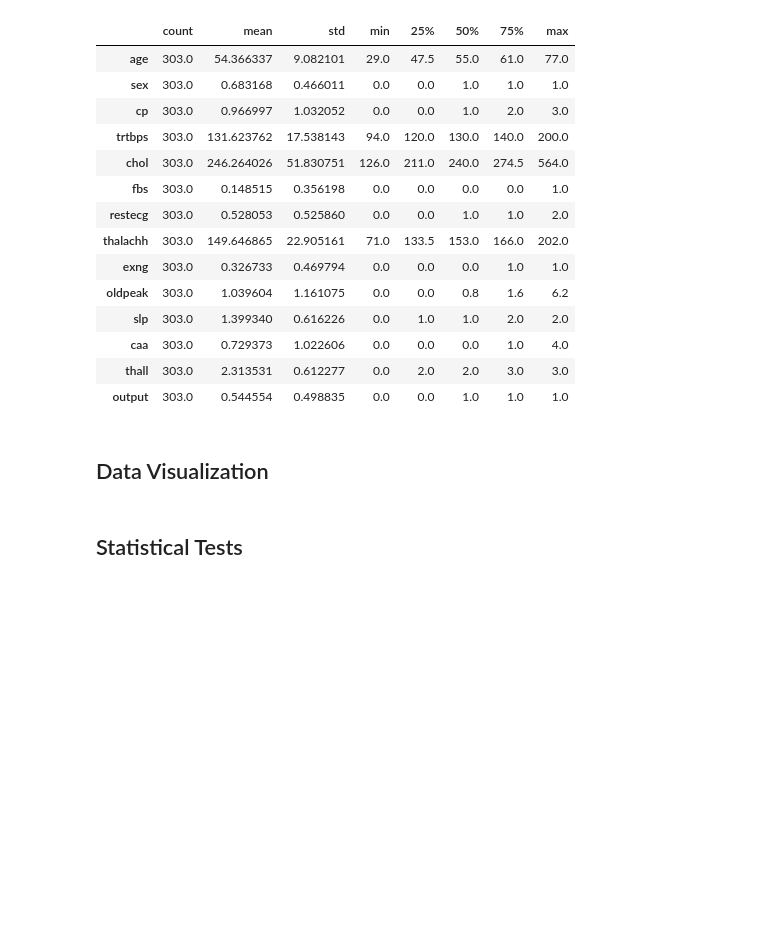
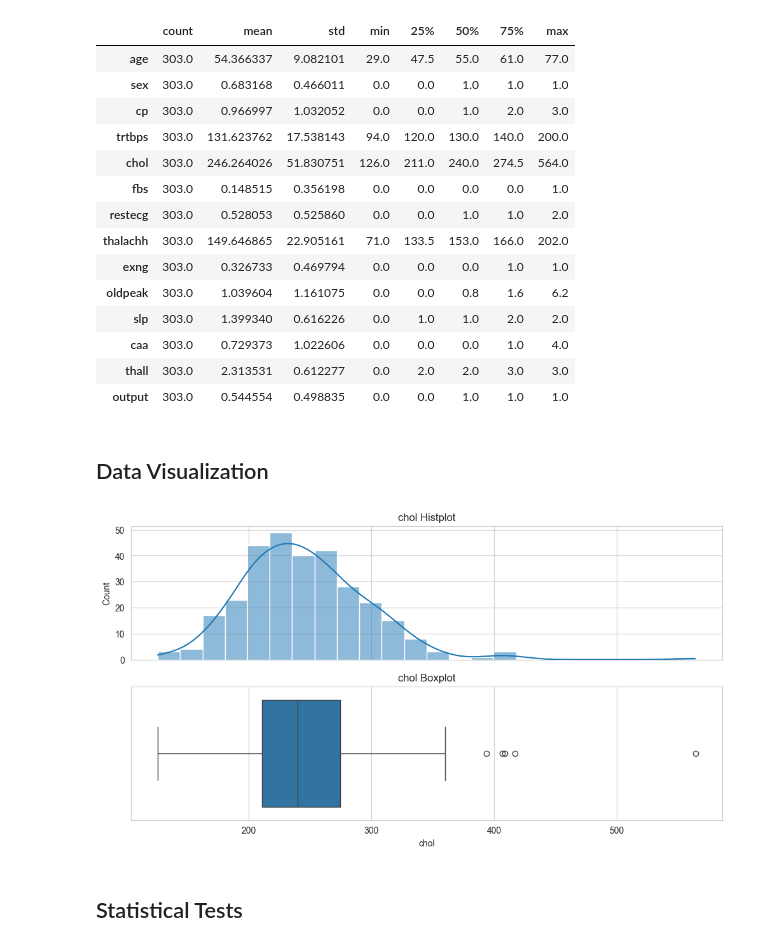
Before and after one commit to cankucukyilmaz/Data_Science, a Jupyter notebook: Supervised_Learning/Classification/Binary_Classification/Heart_Attack_Analysis_and_Prediction/EDA.ipynb, the cells around one changed output. Cells and saved outputs as stored; diff of their text form; code cells hidden in the pictures; blank space fills up the shorter version.

```diff
--- a/Supervised_Learning/Classification/Binary_Classification/Heart_Attack_Analysis_and_Prediction/EDA.ipynb
+++ b/Supervised_Learning/Classification/Binary_Classification/Heart_Attack_Analysis_and_Prediction/EDA.ipynb
@@ -115,6 +125,10 @@ cat_vars = ["sex", "cp", "fbs", "restecg", "exng", "slp", "caa", "thall"]
 target = "output"
 # %% [markdown]
 ## Data Visualization
+# %%
+visualize_num_var(df, "chol")
+# %% [output]
+[figure, added]
 # %% [markdown]
 ## Statistical Tests
 # %%
```
Also changed, not shown: parts of 3 cells of this notebook, 1 other file.
